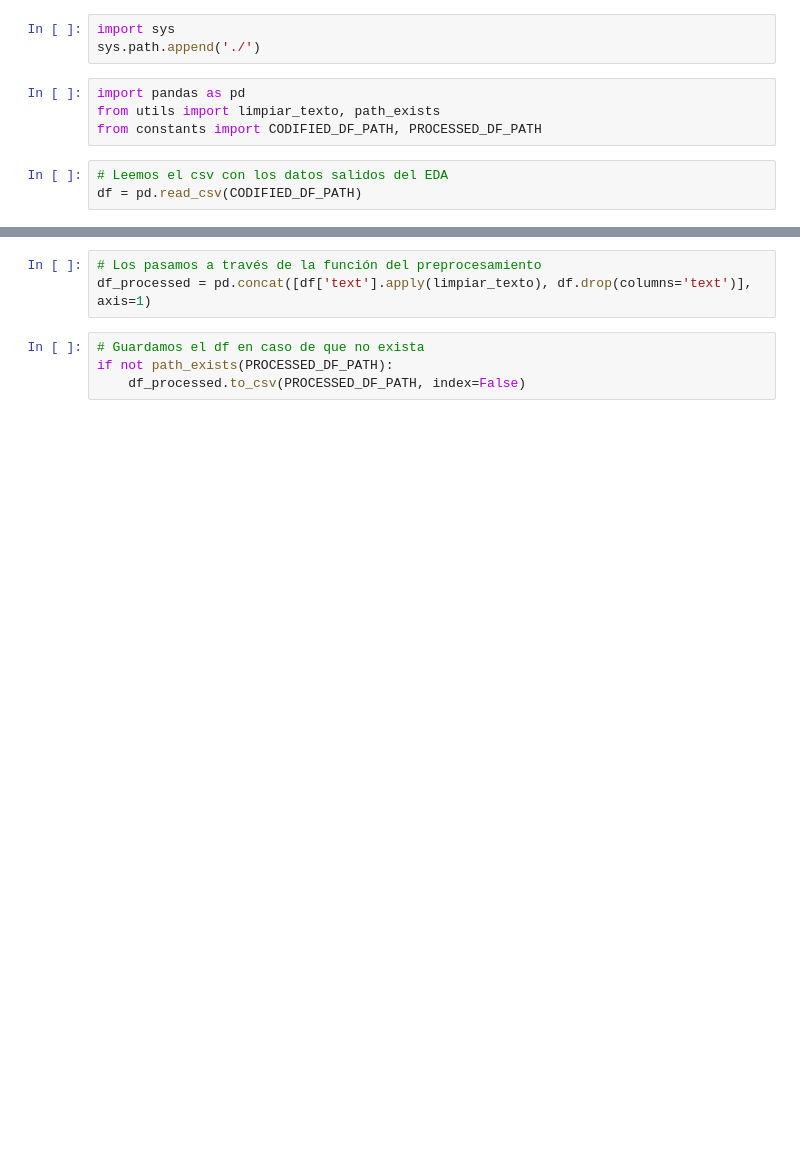
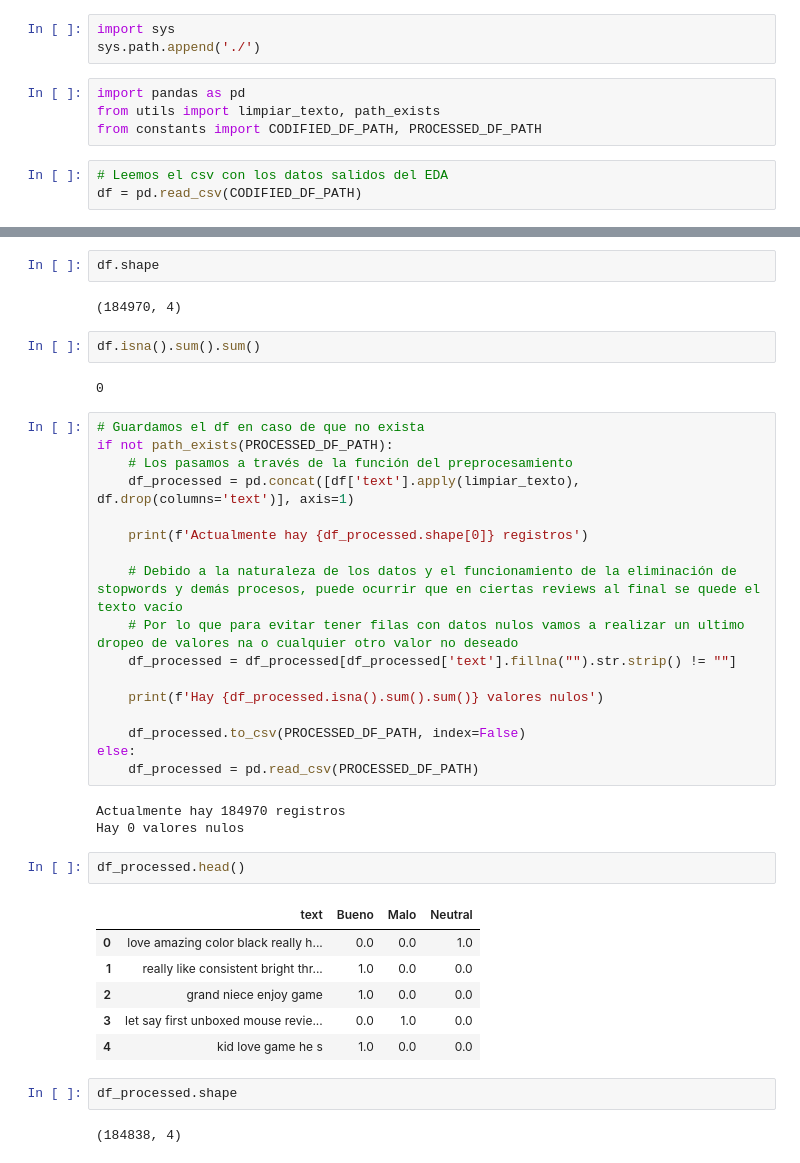
Before and after one commit to Alejandr0xxx/sentimental_analysis_model, a Jupyter notebook: preprocesado.ipynb, the cells around one changed output, grey strips where cells are left out. Drawn from its saved outputs; the diff is of its cells as text; blank space fills up the shorter version.

Commit message:
Utils, ModeladoML, Regresion Logistica y otros cambios extras

```diff
--- a/preprocesado.ipynb
+++ b/preprocesado.ipynb
@@ -20,7 +20,41 @@ df.head()
-# %%
-# Los pasamos a través de la función del preprocesamiento
-df_processed = pd.concat([df['text'].apply(limpiar_texto), df.drop(columns='text')], axis=1)
+# %%
+df.shape
+# %% [output]
+(184970, 4)
+# %%
+df.isna().sum().sum()
+# %% [output]
+0
 # %%
 # Guardamos el df en caso de que no exista
 if not path_exists(PROCESSED_DF_PATH):
+    # Los pasamos a través de la función del preprocesamiento
+    df_processed = pd.concat([df['text'].apply(limpiar_texto), df.drop(columns='text')], axis=1)
+
+    print(f'Actualmente hay {df_processed.shape[0]} registros')
+
+    # Debido a la naturaleza de los datos y el funcionamiento de la eliminación de stopwords y demás procesos, puede ocurrir que en ciertas reviews al final se quede el texto vacío
+    # Por lo que para evitar tener filas con datos nulos vamos a realizar un ultimo dropeo de valores na o cualquier otro valor no deseado
+    df_processed = df_processed[df_processed['text'].fillna("").str.strip() != ""]
+
+    print(f'Hay {df_processed.isna().sum().sum()} valores nulos')
+
     df_processed.to_csv(PROCESSED_DF_PATH, index=False)
+else:
+    df_processed = pd.read_csv(PROCESSED_DF_PATH)
+# %% [output]
+Actualmente hay 184970 registros
+Hay 0 valores nulos
+# %%
+df_processed.head()
+# %% [output]
+|  | text | Bueno | Malo | Neutral |
+| 0 | love amazing color black really h... | 0.0 | 0.0 | 1.0 |
+| 1 | really like consistent bright thr... | 1.0 | 0.0 | 0.0 |
+| 2 | grand niece enjoy game | 1.0 | 0.0 | 0.0 |
+| 3 | let say first unboxed mouse revie... | 0.0 | 1.0 | 0.0 |
+| 4 | kid love game he s | 1.0 | 0.0 | 0.0 |
+# %%
+df_processed.shape
+# %% [output]
+(184838, 4)
```
Also changed, not shown: parts of 2 cells of this notebook, 5 other files.
